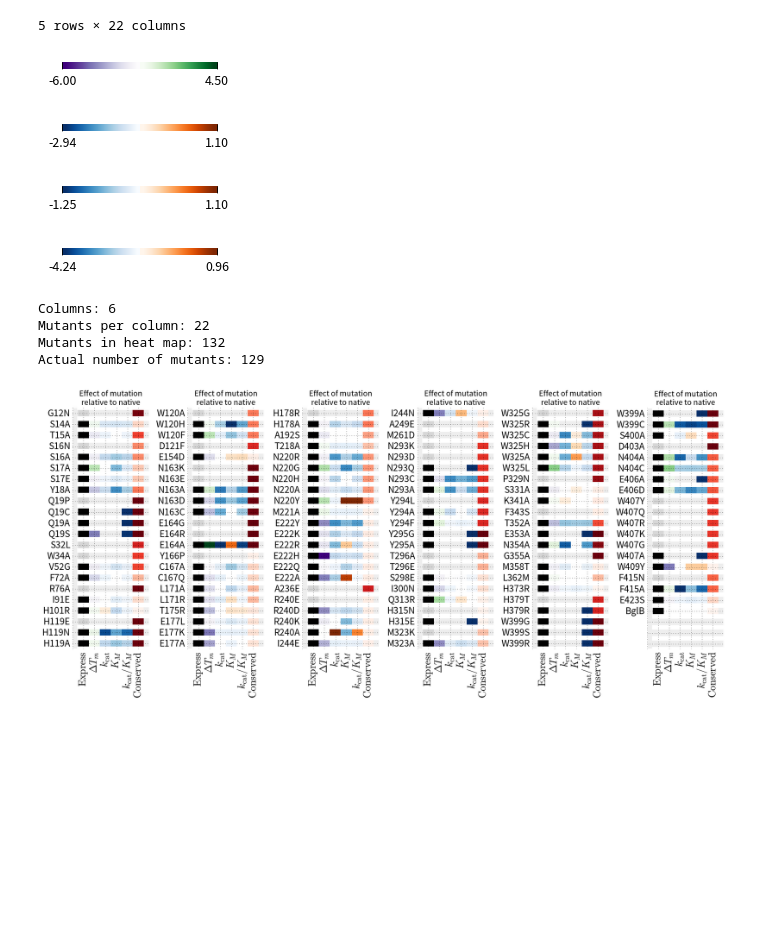
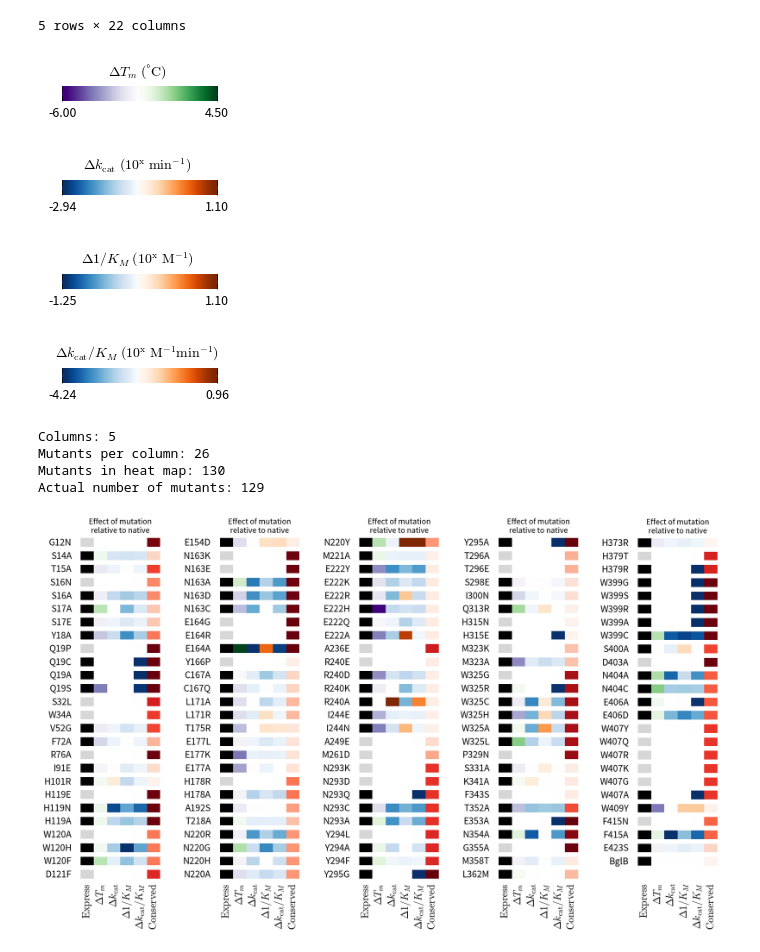
Before and after one commit to dacarlin/bglb_thermal, a Jupyter notebook: adjustable_col_heat_map.ipynb, the cells around one changed output. Cells and saved outputs as stored; diff of their text form; code cells hidden in the pictures; blank space fills up the shorter version.

Commit message:
Updated heat map and legends to be much better

```diff
--- a/adjustable_col_heat_map.ipynb
+++ b/adjustable_col_heat_map.ipynb
@@ -37,13 +35,17 @@ plt.imshow?
 # %%
 # ok, for for each row, make a list
 # add the list to my_list
-plt.style.use( 'bmh' )
-def make_colorbars( label=r'$T_m$', pos_cmap=Greens, neg_cmap=Purples, pos_max=4.5, neg_max=-6 ):
+#plt.style.use( 'bmh' )
+def make_colorbars( short_name='tm', label=r'$\Delta T_m \; \mathrm{(˚C)}$', pos_cmap=Greens, neg_cmap=Purples, pos_max=4.5, neg_max=-6 ):
+
+    fig, ax = plt.subplots( 1, 2, figsize=(2,1) )
+    fig.suptitle( label )
+
     pos_vals = np.linspace( 0, pos_max, 10 )
     neg_vals = np.linspace( abs(neg_max), 0, 10 )
-    fig, ax = plt.subplots( 1, 2, figsize=(2,1) )
-    ax[0].imshow( np.vstack(2*[neg_vals]), cmap=neg_cmap, extent=(0,10,0,1) )
-    ax[1].imshow( np.vstack(2*[pos_vals]), cmap=pos_cmap, extent=(0,10,0,1) )
+
+    ax[0].imshow( np.vstack(2*[neg_vals]), cmap=neg_cmap, extent=(0,10,0,2) )
+    ax[1].imshow( np.vstack(2*[pos_vals]), cmap=pos_cmap, extent=(0,10,0,2) )
     ax[0].set_xlim( 0, 10 )
     ax[1].set_xlim( 0, 10 )
 
@@ -55,55 +57,56 @@ def make_colorbars( label=r'$T_m$', pos_cmap=Greens, neg_cmap=Purples, pos_max=4
     ax[1].set_xticklabels(['{0:2.2f}'.format(pos_max)])
     ax[1].set_yticks([])
 
-    fig.subplots_adjust( wspace=0 )
+    fig.subplots_adjust( wspace=0, top=1.2 )
     fig.show()
 
 make_colorbars()
-for const in [ 'kcat', 'km', 'kcatkm' ]:
-    make_colorbars( label=const, pos_cmap=Oranges, neg_cmap=Blues, pos_max=df['target_{}'.format(const)].max(), neg_max=df['target_{}'.format(const)].min() )
+for const, const_label in [ ('kcat', r'$\Delta k_{\mathrm{cat}} \; \mathrm{(10^x \; min^{-1})}$' ), ('km', r'$\Delta 1/K_M \; \mathrm{ (10^x \; M^{-1}) }$'), ('kcatkm', '$\Delta k_{\mathrm{cat}}/K_M \; \mathrm{(10^x \; M^{-1}min^{-1})}$ ') ]:
+    make_colorbars( short_name=const, label=const_label, pos_cmap=Oranges, neg_cmap=Blues, pos_max=df['target_{}'.format(const)].max(), neg_max=df['target_{}'.format(const)].min() )
 
 def color_tm( x, const='tm' ):
     if np.isnan( x ):
         return (0,0,0,0)
     elif abs( 0 - x ) < 0.05:
         return (1,1,1,1)
     elif x > 0:
         return Greens( x / df['target_{}'.format(const)].max() )
     else:
         return Purples( x / df['target_{}'.format(const)].min() )
 
 def color_const( x, const ):
     if np.isnan( x ):
         return (0,0,0,0)
     elif abs( 0 - x ) < 0.05:
         return (1,1,1,1)
     elif x > 0:
         return Oranges( x / df['target_{}'.format(const)].max() )
     else:
         return Blues( x / df['target_{}'.format(const)].min() )
 
 my_list = []
 for index, row in df.iterrows():
     my_list.append( [
         Greys( row.expression + 0.25 ),
         color_tm( row.target_tm ),
         color_const( row.target_kcat, 'kcat' ),
         color_const( row.target_km, 'km' ),
         color_const( row.target_kcatkm, 'kcatkm' ),
         Reds( row.conserved ),
     ] )
+my_array = np.array( my_list )
 # %% [output]
-[figure, old version]
+[figure, new version]
-[figure, old version]
+[figure, new version]
-[figure, old version]
+[figure, new version]
-[figure, old version]
+[figure, new version]
 # %%
 #plt.style.use( 'bmh' )
 
-cols = 6
+cols = 5
 c = math.ceil( len( df ) / cols )
 print( 'Columns: {}\nMutants per column: {}\nMutants in heat map: {}\nActual number of mutants: {}\n'.format( cols, c, cols*c, len(df) ) )
-fig, axes = plt.subplots( 1, cols, figsize=( 20, 0.45 * 0.25 * 129 ) )
+fig, axes = plt.subplots( 1, cols, figsize=( cols * 4, c * 4 ) )
 
 for i, ax in enumerate( axes ):
     ax.imshow( X=my_array[i*c:(i*c)+c,:], interpolation='none', origin='upper', aspect='equal' )
@@ -115,7 +118,7 @@ for i, ax in enumerate( axes ):
     ax.set_yticklabels( df.index[i*c:(i*c)+c], fontsize='xx-large' )
     ax.tick_params( length=0 )
 
-    my_labels = ( '', r'$\mathrm{Express}$', r'$\Delta T_m$', r'$k_\mathrm{{cat}}$', r'$K_M$', '$k_\mathrm{{cat}}/K_M$', r'$\mathrm{Conserved}$' )
+    my_labels = ( '', r'$\mathrm{Express}$', r'$\Delta T_m$', r'$\Delta k_\mathrm{{cat}}$', r'$\Delta 1/K_M$', '$\Delta k_\mathrm{{cat}}/K_M$', r'$\mathrm{Conserved}$' )
     ax.set_xticklabels( my_labels, fontsize='xx-large', rotation=90 )
 
     # white lines
@@ -128,12 +131,12 @@ for i, ax in enumerate( axes ):
 
 
     #fig.savefig( 'heat_map.png', dpi=300 )
-fig.subplots_adjust( wspace=0.5, )
+fig.subplots_adjust( wspace=.1*cols, )
 #fig.savefig( '/Users/alex/Desktop/heat.png', dpi=600 )
 plt.show()
 # %% [output]
-Columns: 6
-Mutants per column: 22
-Mutants in heat map: 132
+Columns: 5
+Mutants per column: 26
+Mutants in heat map: 130
 Actual number of mutants: 129
-[figure, old version]
+[figure, new version]
```
Also changed, not shown: parts of 1 cell of this notebook.
